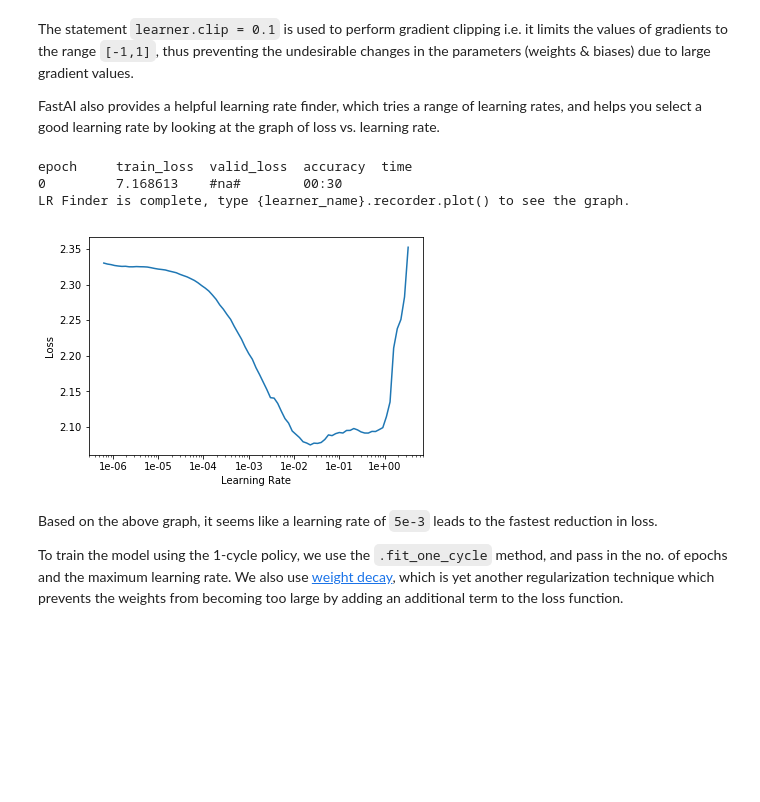
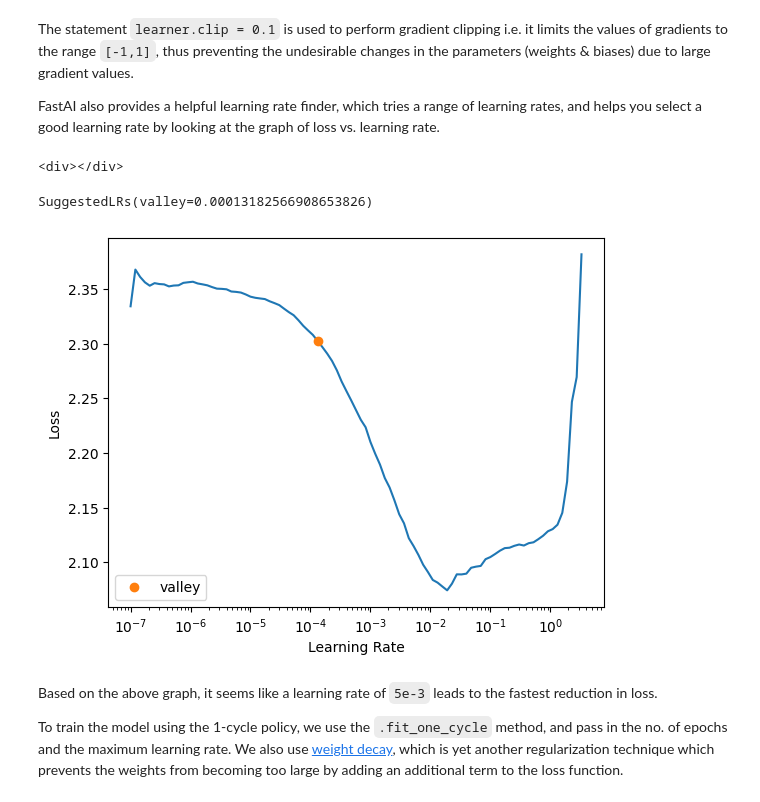
Before and after one commit to JovianHQ/notebooks, a Jupyter notebook: deep-learning-with-pytorch-zero-to-gans/lesson-5-data-augmentation-regularization-and-resnets/lesson-5-data-augmentation-regularization-and-resnets.ipynb, the cells around one changed output. Drawn from its saved outputs; the diff is of its cells as text; code cells hidden in the pictures; blank space fills up the shorter version.

```diff
--- a/deep-learning-with-pytorch-zero-to-gans/lesson-5-data-augmentation-regularization-and-resnets/lesson-5-data-augmentation-regularization-and-resnets.ipynb
+++ b/deep-learning-with-pytorch-zero-to-gans/lesson-5-data-augmentation-regularization-and-resnets/lesson-5-data-augmentation-regularization-and-resnets.ipynb
@@ -242,16 +243,12 @@ learner.clip = 0.1
 The statement `learner.clip = 0.1` is used to perform gradient clipping i.e. it limits the values of gradients to the range `[-1,1]`, thus preventing the undesirable changes in the parameters (weights & biases) due to large gradient values.
 
 FastAI also provides a helpful learning rate finder, which tries a range of learning rates, and helps you select a good learning rate by looking at the graph of loss vs. learning rate.
-# %%
-learner.lr_find()
-# %% [output]
-epoch     train_loss  valid_loss  accuracy  time
-0         7.168613    #na#        00:30
-LR Finder is complete, type {learner_name}.recorder.plot() to see the graph.
-# %%
-learner.recorder.plot()
-# %% [output]
-[figure, removed]
+# %%
+Learner.lr_find(learner)
+# %% [output]
+<div></div>
+SuggestedLRs(valley=0.00013182566908653826)
+[figure, added]
 # %% [markdown]
 Based on the above graph, it seems like a learning rate of `5e-3` leads to the fastest reduction in loss.
 
```
Also changed, not shown: parts of 9 cells of this notebook.
